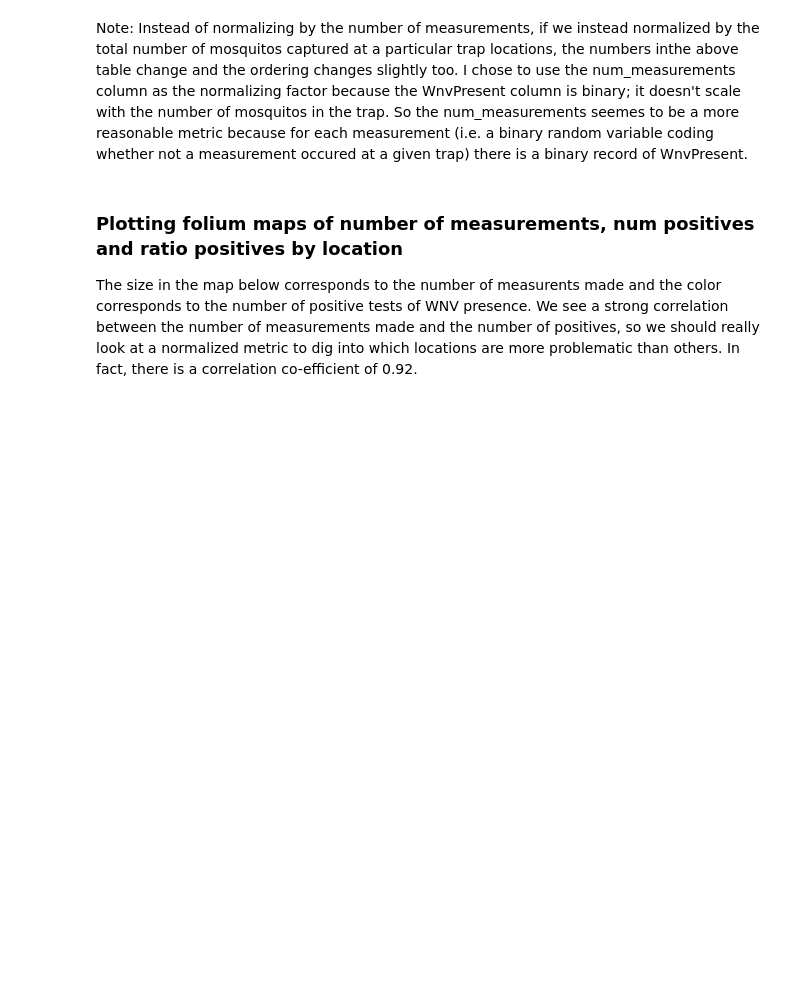
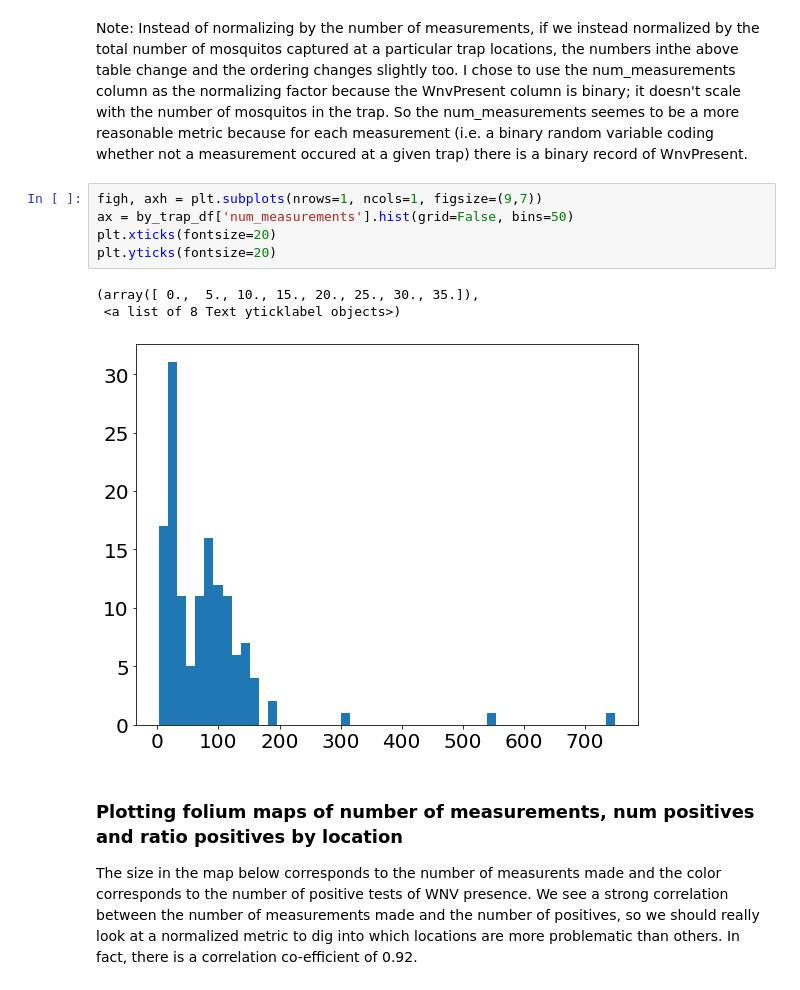
Before and after one commit to aditya-jaishankar/predict-west-nile-virus, a Jupyter notebook: west-nile-virus-analysis_AdiJaishankar.ipynb, the cells around one changed output. Cells and saved outputs as stored; diff of their text form; blank space fills up the shorter version.

```diff
--- a/west-nile-virus-analysis_AdiJaishankar.ipynb
+++ b/west-nile-virus-analysis_AdiJaishankar.ipynb
@@ -294,6 +287,15 @@ by_trap_df.sort_values(by='ratio_positives', ascending=False).head()
 | 12 | T014 | 30 | 41.970248 | -87.787992 | 4 | 0.133333 | 0.345746 | ... |
 # %% [markdown]
 Note: Instead of normalizing by the number of measurements, if we instead normalized by the total number of mosquitos captured at a particular trap locations, the numbers inthe above table change and the ordering changes slightly too. I chose to use the num_measurements column as the normalizing factor because the WnvPresent column is binary; it doesn't scale with the number of mosquitos in the trap. So the num_measurements seemes to be a more reasonable metric because for each measurement (i.e. a binary random variable coding whether not a measurement occured at a given trap) there is a binary record of WnvPresent.
+# %%
+figh, axh = plt.subplots(nrows=1, ncols=1, figsize=(9,7))
+ax = by_trap_df['num_measurements'].hist(grid=False, bins=50)
+plt.xticks(fontsize=20)
+plt.yticks(fontsize=20)
+# %% [output]
+(array([ 0.,  5., 10., 15., 20., 25., 30., 35.]),
+ <a list of 8 Text yticklabel objects>)
+[figure, added]
 # %% [markdown]
 ### Plotting folium maps of number of measurements, num positives and ratio positives by location
 
```
Also changed, not shown: parts of 1 cell of this notebook.
